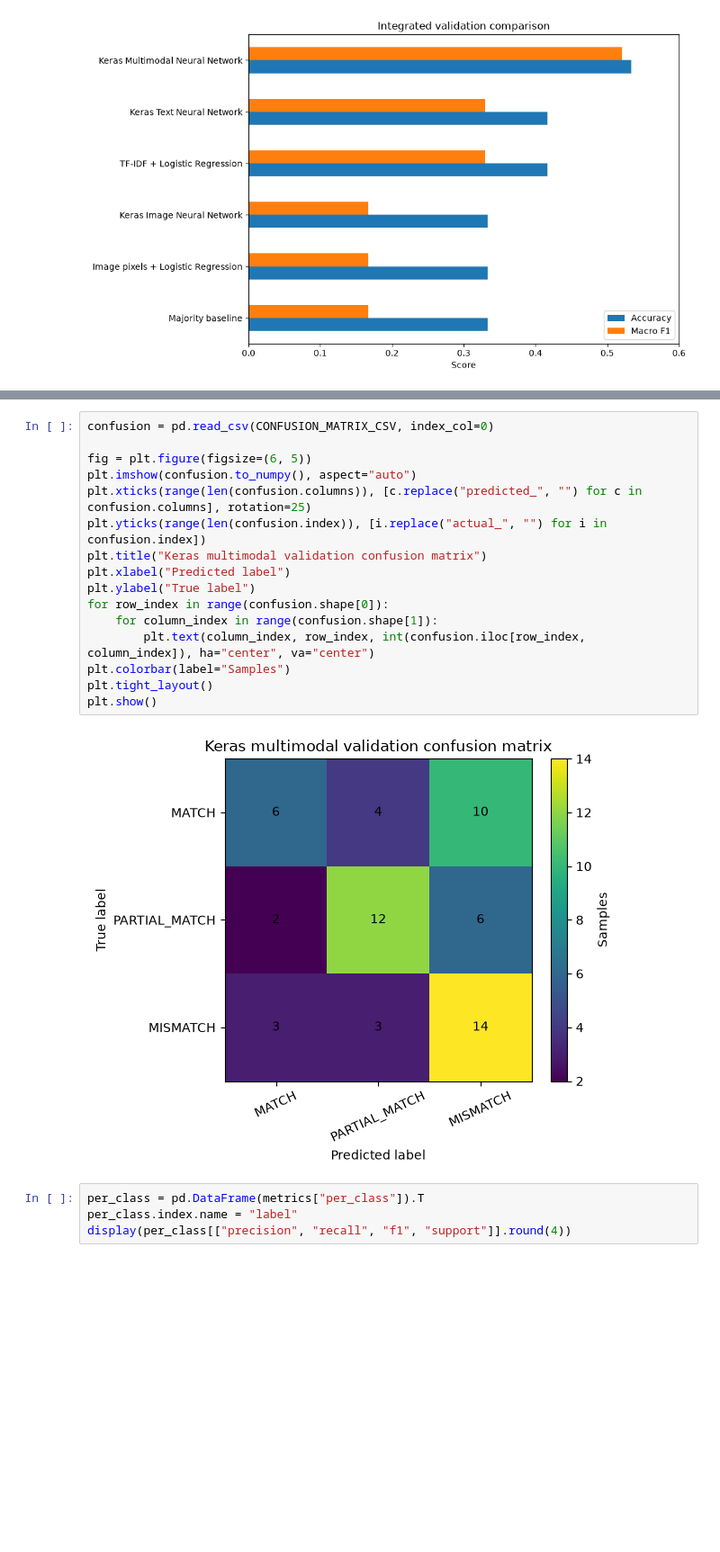
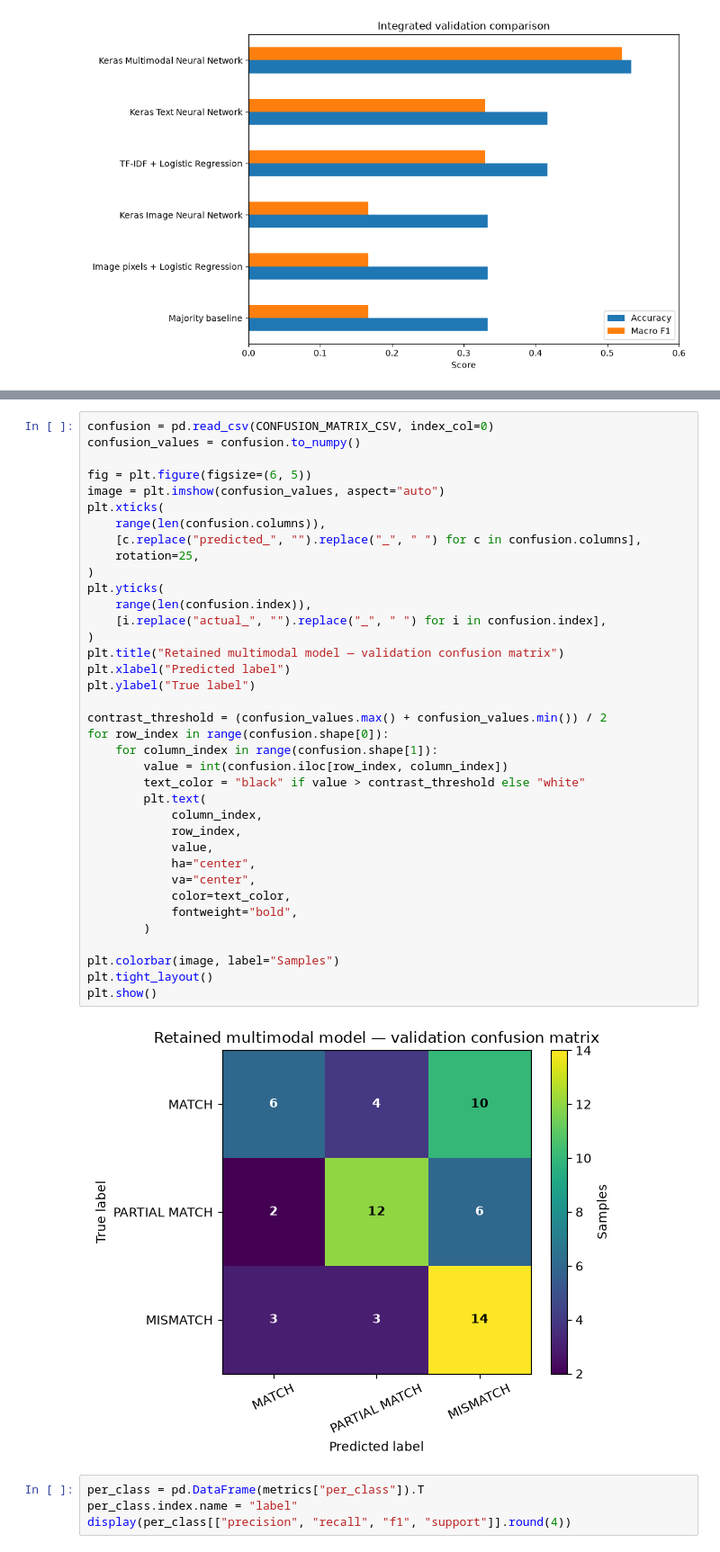
Before and after one commit to SATananov/automotive-part-image-text-matching, a Jupyter notebook: notebooks/02_final_exam_project.ipynb, the cells around one changed output, grey strips where cells are left out. Shown at 90% size. Saved outputs shown, nothing was run; the diff lists cells and outputs as text; blank space fills up the shorter version.

```diff
--- a/notebooks/02_final_exam_project.ipynb
+++ b/notebooks/02_final_exam_project.ipynb
@@ -270,22 +277,43 @@ display(performance_summary.round(4))
 | 0 | Keras Multimodal Neural Network | 0.5333 | 0.5208 | 0.7667 | ... |
 # %%
 confusion = pd.read_csv(CONFUSION_MATRIX_CSV, index_col=0)
+confusion_values = confusion.to_numpy()
 
 fig = plt.figure(figsize=(6, 5))
-plt.imshow(confusion.to_numpy(), aspect="auto")
-plt.xticks(range(len(confusion.columns)), [c.replace("predicted_", "") for c in confusion.columns], rotation=25)
-plt.yticks(range(len(confusion.index)), [i.replace("actual_", "") for i in confusion.index])
-plt.title("Keras multimodal validation confusion matrix")
+image = plt.imshow(confusion_values, aspect="auto")
+plt.xticks(
+    range(len(confusion.columns)),
+    [c.replace("predicted_", "").replace("_", " ") for c in confusion.columns],
+    rotation=25,
+)
+plt.yticks(
+    range(len(confusion.index)),
+    [i.replace("actual_", "").replace("_", " ") for i in confusion.index],
+)
+plt.title("Retained multimodal model — validation confusion matrix")
 plt.xlabel("Predicted label")
 plt.ylabel("True label")
+
+contrast_threshold = (confusion_values.max() + confusion_values.min()) / 2
 for row_index in range(confusion.shape[0]):
     for column_index in range(confusion.shape[1]):
-        plt.text(column_index, row_index, int(confusion.iloc[row_index, column_index]), ha="center", va="center")
-plt.colorbar(label="Samples")
+        value = int(confusion.iloc[row_index, column_index])
+        text_color = "black" if value > contrast_threshold else "white"
+        plt.text(
+            column_index,
+            row_index,
+            value,
+            ha="center",
+            va="center",
+            color=text_color,
+            fontweight="bold",
+        )
+
+plt.colorbar(image, label="Samples")
 plt.tight_layout()
 plt.show()
 # %% [output]
-[figure, old version]
+[figure, new version]
 # %%
 per_class = pd.DataFrame(metrics["per_class"]).T
 per_class.index.name = "label"
```
Also changed, not shown: parts of 12 cells of this notebook, 23 other files.
